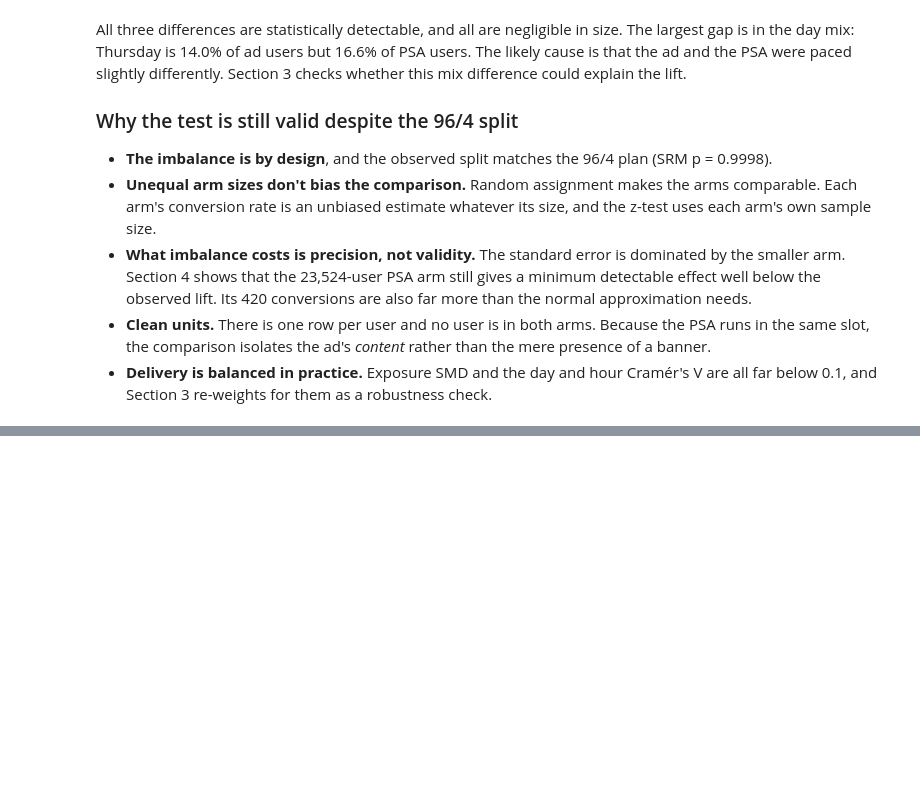
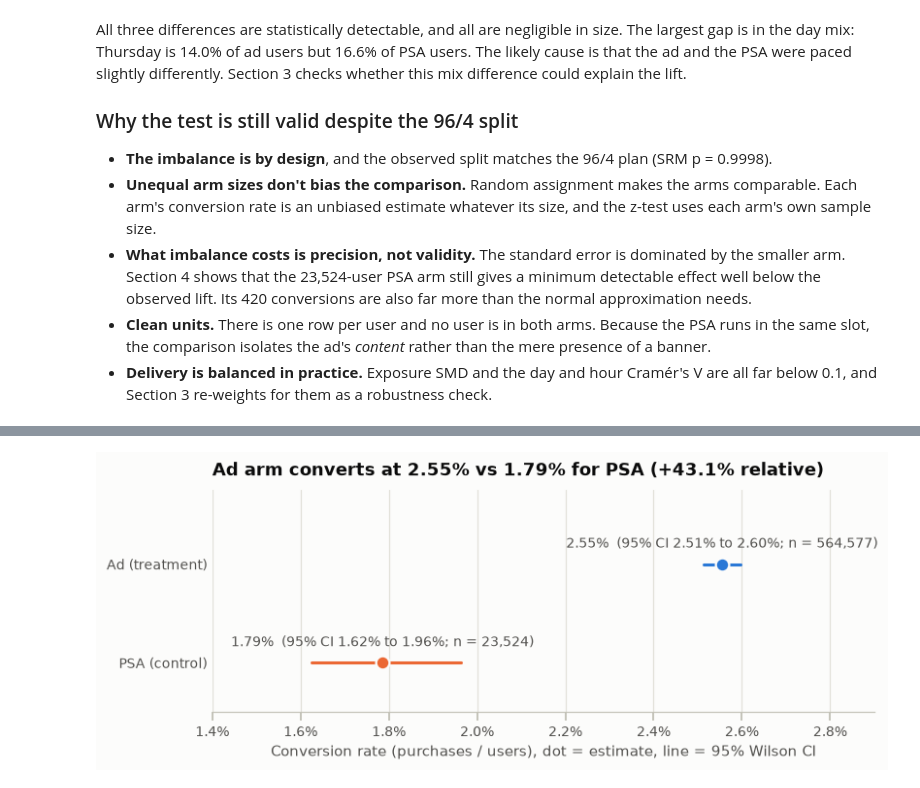
Before and after one commit to NidheeshK7/ab-test-ad-effectiveness, a Jupyter notebook: analysis.ipynb, the cells around one changed output, grey strips where cells are left out. Drawn from its saved outputs; the diff is of its cells as text; code cells hidden in the pictures; blank space fills up the shorter version.

```diff
--- a/analysis.ipynb
+++ b/analysis.ipynb
@@ -256,0 +263,17 @@ All three differences are statistically detectable, and all are negligible in si
+# %%
+x_ad, n_ad = int(arms.loc["ad", "conversions"]), int(arms.loc["ad", "users"])
+x_psa, n_psa = int(arms.loc["psa", "conversions"]), int(arms.loc["psa", "users"])
+cr_ad, cr_psa = x_ad / n_ad, x_psa / n_psa
+
+z_stat, p_value = proportions_ztest([x_ad, x_psa], [n_ad, n_psa], alternative="two-sided")
+abs_lift = cr_ad - cr_psa
+rel_lift = cr_ad / cr_psa - 1
+abs_ci = confint_proportions_2indep(x_ad, n_ad, x_psa, n_psa, compare="diff", method="newcomb", alpha=ALPHA)
+ratio_ci = confint_proportions_2indep(x_ad, n_ad, x_psa, n_psa, compare="ratio", method="log", alpha=ALPHA)
+rel_ci = (ratio_ci[0] - 1, ratio_ci[1] - 1)
+
+print(f"Ad  conversion rate: {cr_ad:.2%}  ({x_ad:,} / {n_ad:,})")
+print(f"PSA conversion rate: {cr_psa:.2%}  ({x_psa:,} / {n_psa:,})")
+print(f"Absolute lift: {abs_lift * 100:+.2f} pp   95% CI [{abs_ci[0] * 100:+.2f}, {abs_ci[1] * 100:+.2f}] pp")
+print(f"Relative lift: {rel_lift:+.1%}    95% CI [{rel_ci[0]:+.1%}, {rel_ci[1]:+.1%}]")
+print(f"Two-proportion z-test: z = {z_stat:.2f}, two-sided p = {p_value:.1e}")
@@ -256,0 +305,22 @@ All three differences are statistically detectable, and all are negligible in si
+# %%
+fig, ax = plt.subplots(figsize=(8, 2.7))
+arm_rows = [("PSA (control)", x_psa, n_psa, PSA_COLOR), ("Ad (treatment)", x_ad, n_ad, AD_COLOR)]
+for y, (label, x, n, color) in enumerate(arm_rows):
+    lo, hi = proportion_confint(x, n, alpha=ALPHA, method="wilson")
+    ax.plot([lo, hi], [y, y], color=color, lw=2, solid_capstyle="round")
+    ax.plot(x / n, y, "o", ms=9, color=color, mec=SURFACE, mew=1.5)
+    ax.annotate(f"{x / n:.2%}  (95% CI {lo:.2%} to {hi:.2%}; n = {n:,})", (x / n, y),
+                xytext=(0, 9), textcoords="offset points", ha="center", va="bottom", color=INK_2, fontsize=9)
+ax.set_yticks([0, 1], [row[0] for row in arm_rows])
+ax.set_ylim(-0.5, 1.75)
+ax.set_xlim(0.014, 0.029)
+ax.xaxis.set_major_formatter(mtick.PercentFormatter(1.0, decimals=1))
+ax.grid(axis="x")
+ax.tick_params(axis="y", length=0)
+ax.spines["left"].set_visible(False)
+ax.set_xlabel("Conversion rate (purchases / users), dot = estimate, line = 95% Wilson CI")
+ax.set_title(f"Ad arm converts at {cr_ad:.2%} vs {cr_psa:.2%} for PSA ({rel_lift:+.1%} relative)")
+save(fig, "01_conversion_by_arm.png")
+plt.show()
+# %% [output]
+[figure, added]
```
Also changed, not shown: parts of 11 cells of this notebook, 2 other files.
